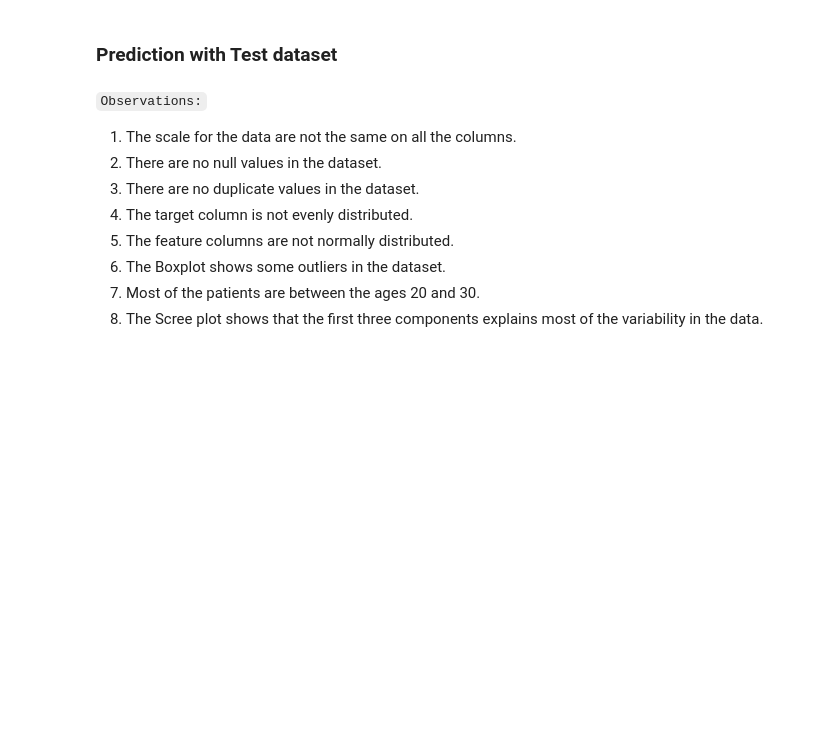
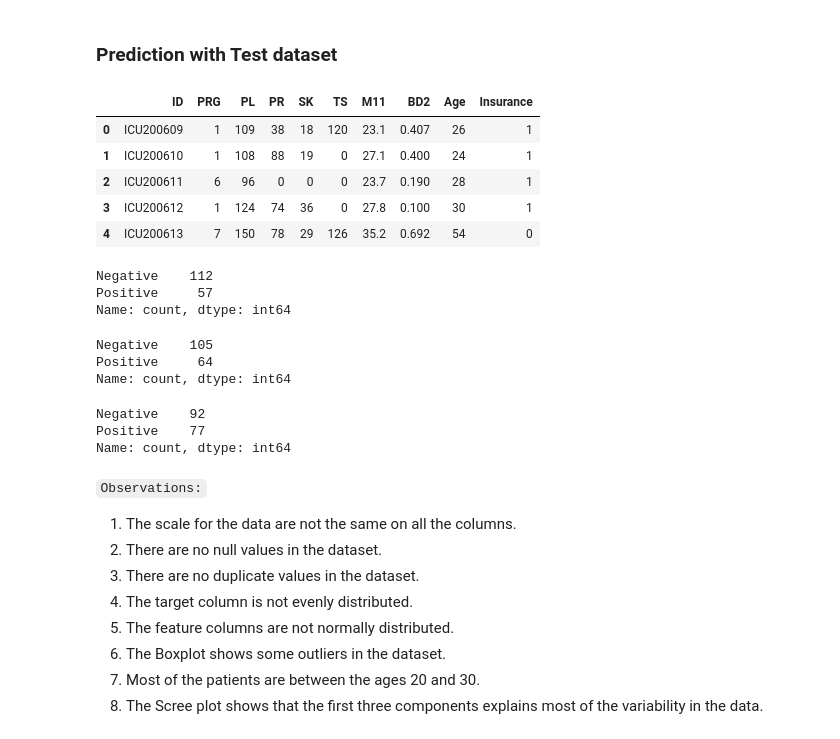
Before and after one commit to pk-aduyaw/Sepsis-Detection-using-ML-API, a Jupyter notebook: dev/sepsis_project.ipynb, the cells around one changed output. Drawn from its saved outputs; the diff is of its cells as text; code cells hidden in the pictures; blank space fills up the shorter version.

Commit message:
Predict sepsis likelihood for test dataset using the saved models

```diff
--- a/dev/sepsis_project.ipynb
+++ b/dev/sepsis_project.ipynb
@@ -645,6 +645,62 @@ joblib.dump(label_enoder, '../models/labelEncoder.joblib')
 ['../models/labelEncoder.joblib']
 # %% [markdown]
 ### Prediction with Test dataset
+# %%
+# Load test dataset
+test_data = pd.read_csv('../data/Paitients_Files_Test.csv')
+test_data.head()
+# %% [output]
+|  | ID | PRG | PL | PR | SK | TS | M11 | BD2 | Age | Insurance |
+| 0 | ICU200609 | 1 | 109 | 38 | 18 | 120 | 23.1 | 0.407 | 26 | 1 |
+| 1 | ICU200610 | 1 | 108 | 88 | 19 | 0 | 27.1 | 0.400 | 24 | 1 |
+| 2 | ICU200611 | 6 | 96 | 0 | 0 | 0 | 23.7 | 0.190 | 28 | 1 |
+| 3 | ICU200612 | 1 | 124 | 74 | 36 | 0 | 27.8 | 0.100 | 30 | 1 |
+| 4 | ICU200613 | 7 | 150 | 78 | 29 | 126 | 35.2 | 0.692 | 54 | 0 |
+# %%
+# Predict sepsis likelihood with RandomForest model
+RandomForest_model = joblib.load('../models/randomForest_model.joblib')
+
+# Load label encoder
+label_enoder = joblib.load('../models/labelEncoder.joblib')
+
+prediction = RandomForest_model.predict(test_data)
+
+prediction = pd.Series(label_enoder.inverse_transform(prediction))
+prediction.value_counts()
+# %% [output]
+Negative    112
+Positive     57
+Name: count, dtype: int64
+# %%
+# Predict sepsis likelihood with GradientBoosting model
+GradientBoosting_model = joblib.load('../models/gradientBoosting_model.joblib')
+
+# Load label encoder
+label_enoder = joblib.load('../models/labelEncoder.joblib')
+
+prediction = GradientBoosting_model.predict(test_data)
+
+prediction = pd.Series(label_enoder.inverse_transform(prediction))
+prediction.value_counts()
+# %% [output]
+Negative    105
+Positive     64
+Name: count, dtype: int64
+# %%
+# Predict sepsis likelihood with SVC model
+SVC_model = joblib.load('../models/svc_model.joblib')
+
+# Load label encoder
+label_enoder = joblib.load('../models/labelEncoder.joblib')
+
+prediction = SVC_model.predict(test_data)
+
+prediction = pd.Series(label_enoder.inverse_transform(prediction))
+prediction.value_counts()
+# %% [output]
+Negative    92
+Positive    77
+Name: count, dtype: int64
 # %% [markdown]
 `Observations:`
 
```
